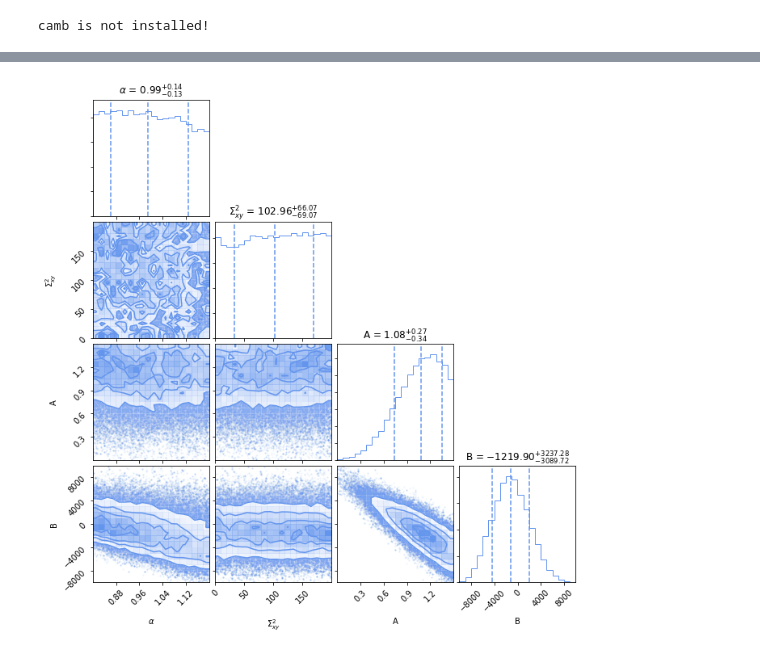
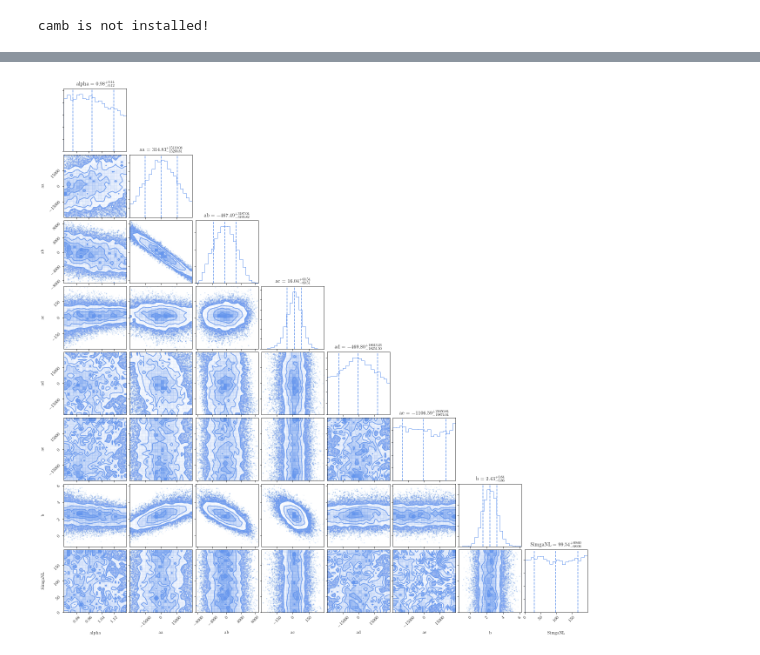
Before and after one commit to mehdirezaie/bao_fit, a Jupyter notebook: BAOpipeline.ipynb, the cells around one changed output, grey strips where cells are left out. Cells and saved outputs as stored; diff of their text form; code cells hidden in the pictures.

```diff
--- a/BAOpipeline.ipynb
+++ b/BAOpipeline.ipynb
@@ -468,9 +481,10 @@ def fit_BAO(args):
 # %%
 class Args:
-    def __init__(self, kmin, kmax, params_str):
+    def __init__(self, kmin, kmax, params_str, pkobs):
         self.kmin = kmin
         self.kmax = kmax
         self.params_str = params_str
+        self.pkobs = pkobs
     def __repr__(self):
         return '{}'.format(self.__dict__)
 # %%
@@ -492 +514,4 @@ args = Args(7.e-3, 1.e-1, '1111')
+# %%
+args  = Args(0.003,  2.e-1, '111111101', '/Users/mehdi/Downloads/pk_v0_26_red_0_0.5.txt')
+args1 = Args(0.003,  2.e-1, '111111101', '/Users/mehdi/Downloads/pk_v0_26_red_1_0.5.txt')
 # %%
@@ -515,0 +554,8 @@ chi^2/dof:  0.013165931835464047
+# %%
+samples  = np.array(samples)
+samples1 = np.array(samples1)
+# %%
+c = ChainConsumer()
+parameters = [r"$\alpha$", "a1", "a2", "a3", "a4", "a5", "b", r"$\Sigma^{2}_{NL}$"] #r"$\Sigma^{2}_{s}$"
+c.add_chain(samples,  parameters=parameters, name='Before sub-sampling', color='k')
+c.add_chain(samples1, parameters=parameters, name='After sub-sampling', color='r')
@@ -516,6 +579,6 @@ chi^2/dof:  0.013165931835464047
 # %%
-fig = corner.corner(samples, labels=[r'$\alpha$', r'$\Sigma^{2}_{xy}$', 'A', 'B'],
-                    quantiles=[.1586555, .50, .8413445], show_titles=True, color='cornflowerblue',
-                    plot_contours=True, ) #    truths=[.1, 0.1, 0.2],
+fig = corner.corner(samples, labels=parameters,
+                    quantiles=[.1586555, .50, .8413445],
+                    show_titles=True, color='cornflowerblue') #    truths=[.1, 0.1, 0.2],
 # %% [output]
-[figure, old version]
+[figure, new version]
```
Also changed, not shown: parts of 18 cells of this notebook, 2 other files.
